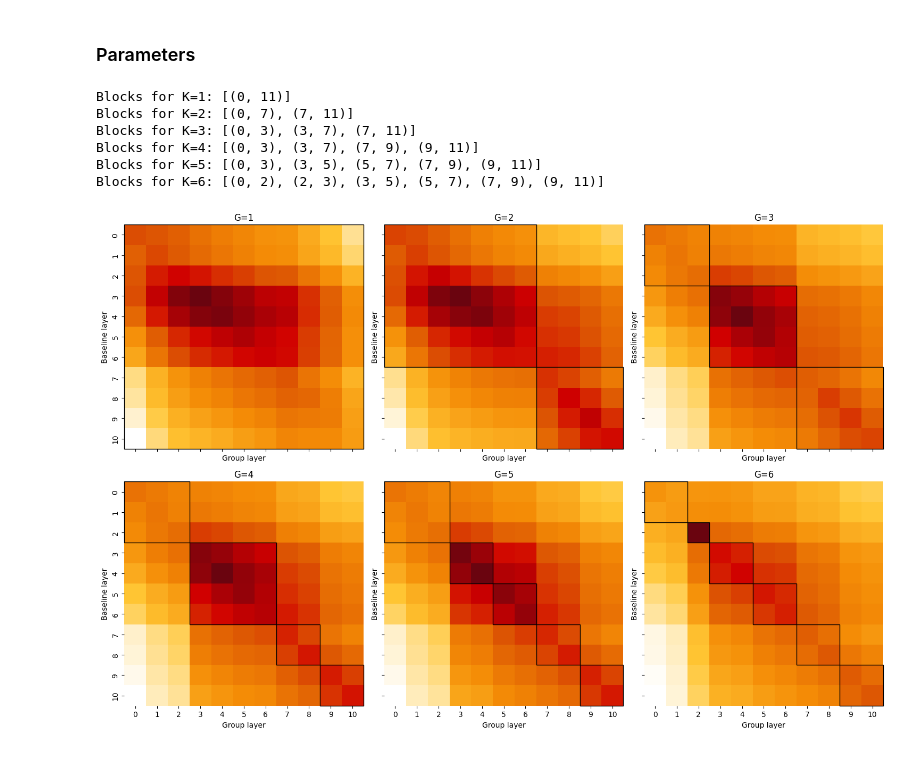
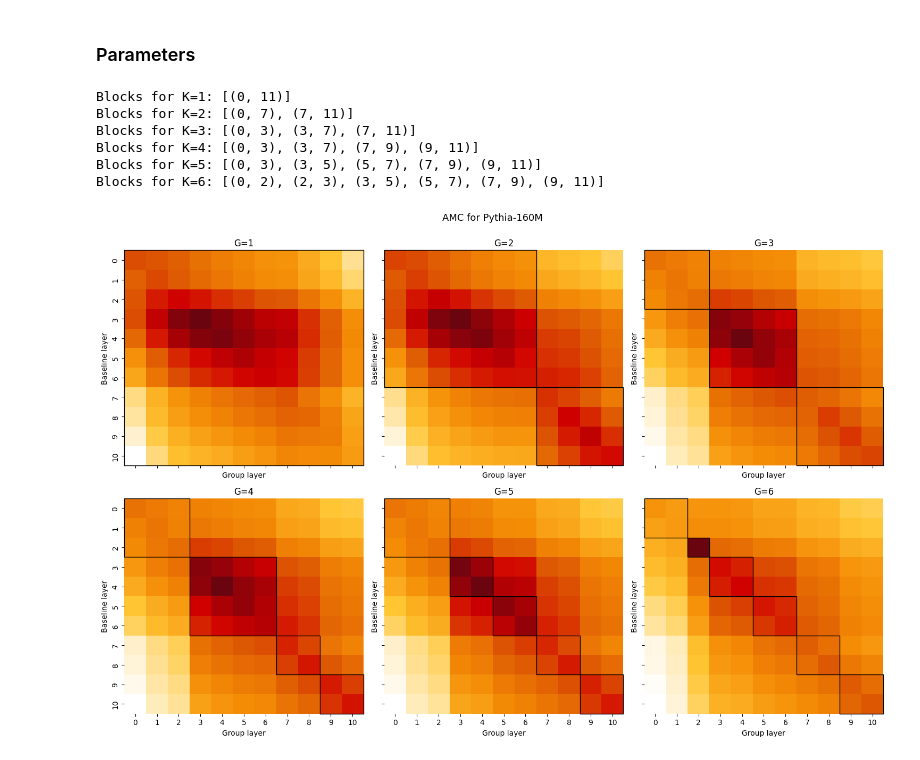
Before and after one commit to ghidav/group-sae, a Jupyter notebook: feature_concordance/analysis.ipynb, the cells around one changed output. Drawn from its saved outputs; the diff is of its cells as text; code cells hidden in the pictures.

```diff
--- a/feature_concordance/analysis.ipynb
+++ b/feature_concordance/analysis.ipynb
@@ -81,31 +81,32 @@ for ax, K in zip(axes, Ks):
     for start, end in blocks:
         width = end - start
         rect = patches.Rectangle(
             (start, start),
             width,
             width,
             fill=False,
             edgecolor="black",
             lw=1,
             clip_on=False,
         )
         ax.add_patch(rect)
 
 # Turn off any extra axes if there are more subplots than Ks.
 for ax in axes[len(Ks) :]:
     ax.axis("off")
+fig.suptitle(f"AMC for {model_name.title()}", fontsize=13, y=1.0)
 
 plt.tight_layout()
 os.makedirs("imgs", exist_ok=True)
 plt.savefig(
     os.path.join("imgs", f"concordance_{model_name}_all.png"), bbox_inches="tight", dpi=300
 )
 plt.show()
 # %% [output]
 Blocks for K=1: [(0, 11)]
 Blocks for K=2: [(0, 7), (7, 11)]
 Blocks for K=3: [(0, 3), (3, 7), (7, 11)]
 Blocks for K=4: [(0, 3), (3, 7), (7, 9), (9, 11)]
 Blocks for K=5: [(0, 3), (3, 5), (5, 7), (7, 9), (9, 11)]
 Blocks for K=6: [(0, 2), (2, 3), (3, 5), (5, 7), (7, 9), (9, 11)]
-[figure, old version]
+[figure, new version]
```
Also changed, not shown: 5 other files.
